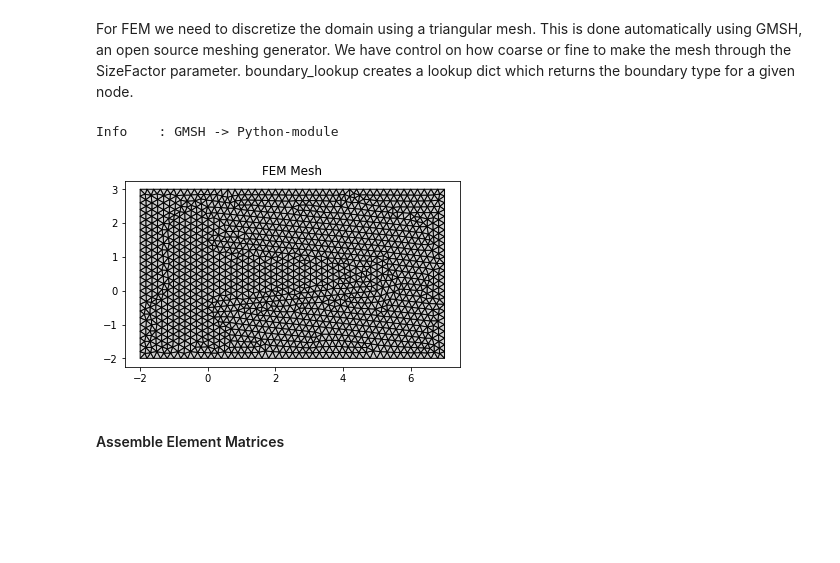
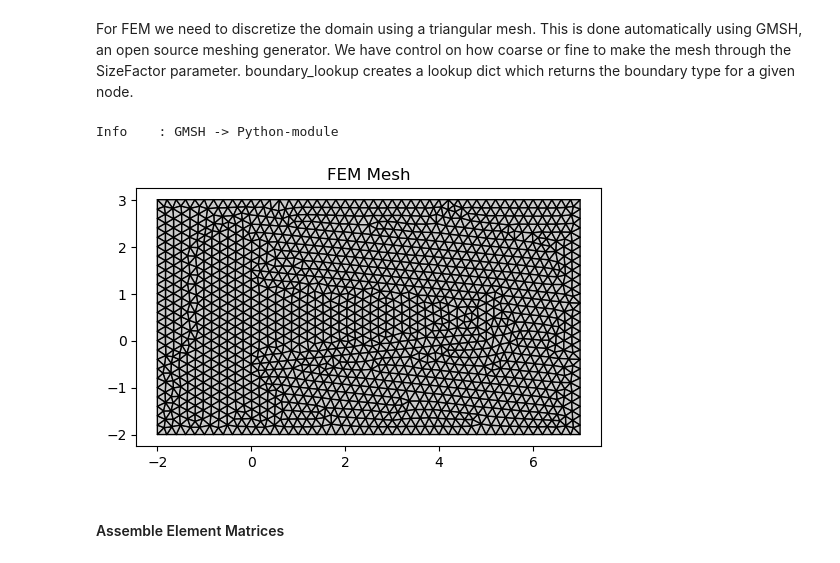
Before and after one commit to Jormit/2D-FEM-EM-Simulator, a Jupyter notebook: fem.ipynb, the cells around one changed output. Drawn from its saved outputs; the diff is of its cells as text; code cells hidden in the pictures; blank space fills up the shorter version.

```diff
--- a/fem.ipynb
+++ b/fem.ipynb
@@ -59,21 +60,22 @@ def boundary_lookup(bdofs):
 # %%
 mesh = cfm.GmshMesh(g)
 mesh.elType = 2
 mesh.dofsPerNode = 1
 mesh.elSizeFactor = 0.2
 coords, edof, dofs, bdofs, elementMarkers = mesh.create()
 num_elem = len(edof)
 num_nodes = len(dofs)
 boundaries = boundary_lookup(bdofs)
 
 for n in range(num_nodes):
     if int(boundaries.get(n, 0)) == 1:
         boundaries[n] = np.sin(coords[n][1] * np.pi)
 
+plt.figure(dpi=100)
 cfv.draw_mesh(coords=coords, edof=edof, dofs_per_node=mesh.dofs_per_node, el_type=mesh.el_type, filled=True, title="FEM Mesh")
 # %% [output]
 Info    : GMSH -> Python-module
-[figure, old version]
+[figure, new version]
 # %% [markdown]
 #### Assemble Element Matrices
 # %% [markdown]
```
Also changed, not shown: parts of 5 cells of this notebook.
